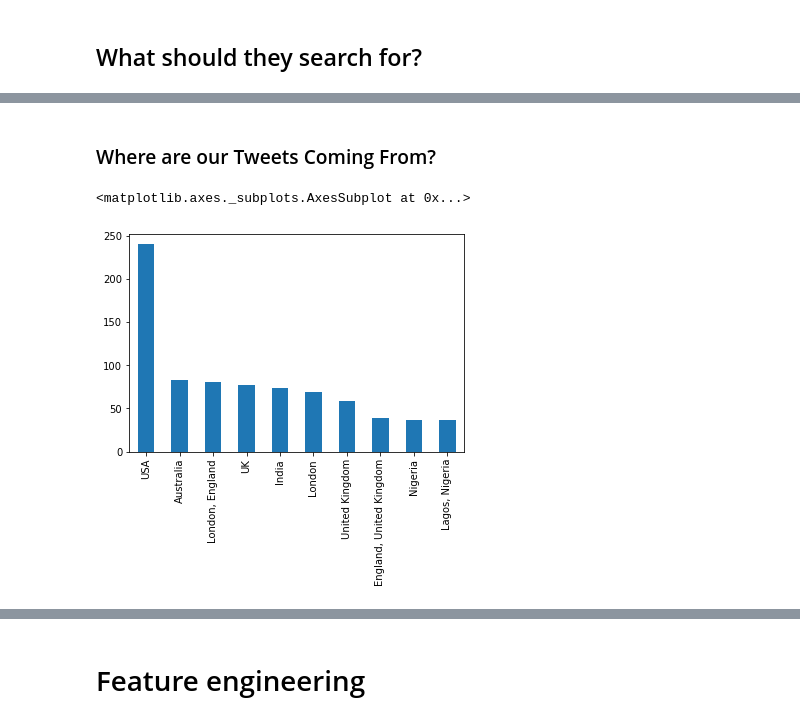
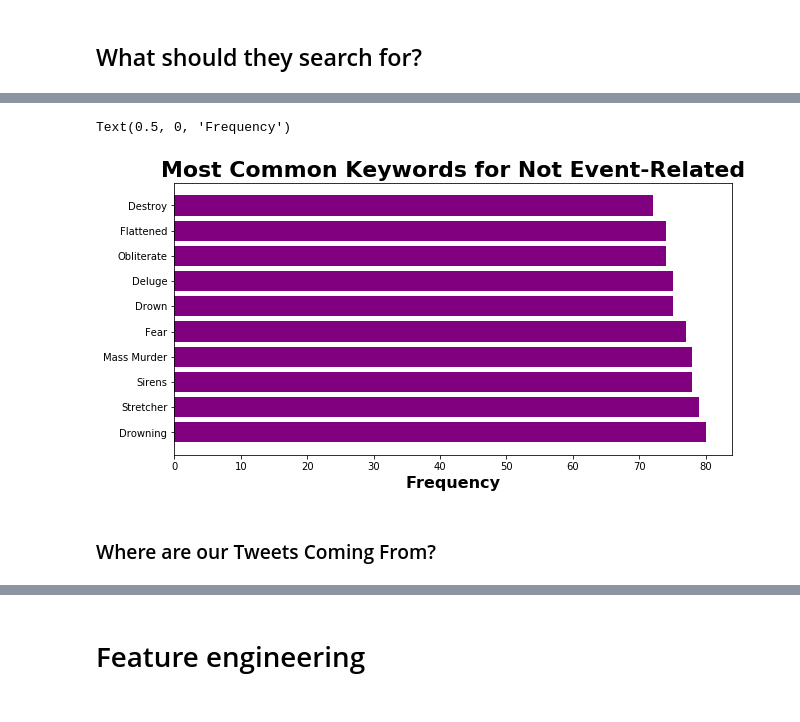
Before and after one commit to acoco10/disaster_tweets, a Jupyter notebook: Final Notebook.ipynb, the cells around one changed output, grey strips where cells are left out. Cells and saved outputs as stored; diff of their text form; code cells hidden in the pictures.

```diff
--- a/Final Notebook.ipynb
+++ b/Final Notebook.ipynb
@@ -63,3 +143,19 @@ data[data.target == 0]['keyword'].value_counts().head(10).plot(kind = 'bar')
+# %%
+keyword_not = pd.DataFrame(data[data.target == 0]['keyword'].value_counts().head(10))
+keyword_not.reset_index(inplace=True)
+keyword_not.columns = ['keyword','frequency']
+keyword_not.keyword = keyword_not.keyword.apply(lambda x: x.split('%20'))
+keyword_not.keyword = keyword_not.keyword.apply(lambda x: ','.join(x))
+keyword_not.keyword = keyword_not.keyword.apply(lambda x: x.replace(',',' '))
+keyword_not.keyword = keyword_not.keyword.apply(lambda x: x.title())
+# %%
+plt.figure(figsize=(10,5))
+plt.barh(keyword_not.keyword, keyword_not.frequency, color='purple')
+plt.title('Most Common Keywords for Not Event-Related', fontsize=22, fontweight='bold')
+plt.xlabel('Frequency', fontsize=16, fontweight='bold')
+# %% [output]
+Text(0.5, 0, 'Frequency')
+[figure, added]
 # %% [markdown]
 ### Where are our Tweets Coming From?
 # %%
@@ -67,5 +165,0 @@ data.location.replace(['California, USA', 'Los Angeles, CA', 'United States'], '
-# %%
-data.location.value_counts().head(10).plot(kind = 'bar')
-# %% [output]
-<matplotlib.axes._subplots.AxesSubplot at 0x...>
-[figure, removed]
```
Also changed, not shown: parts of 68 cells of this notebook.
